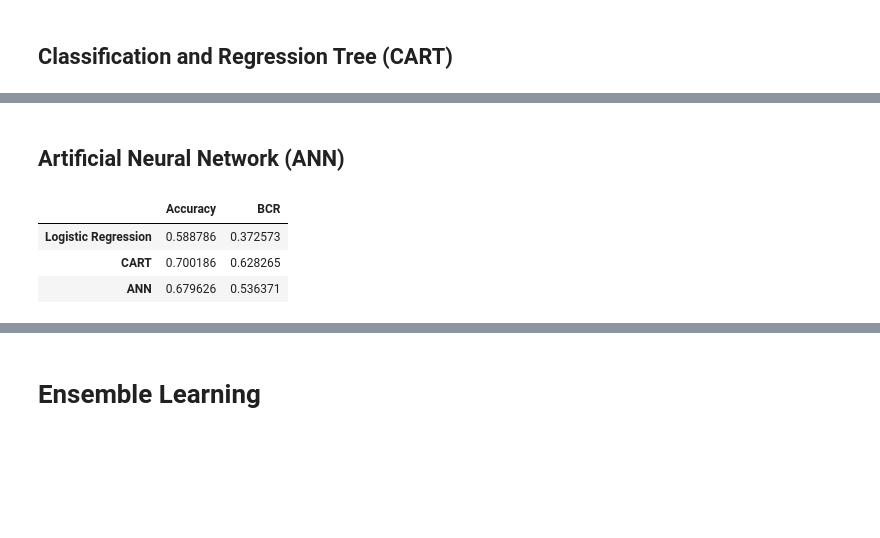
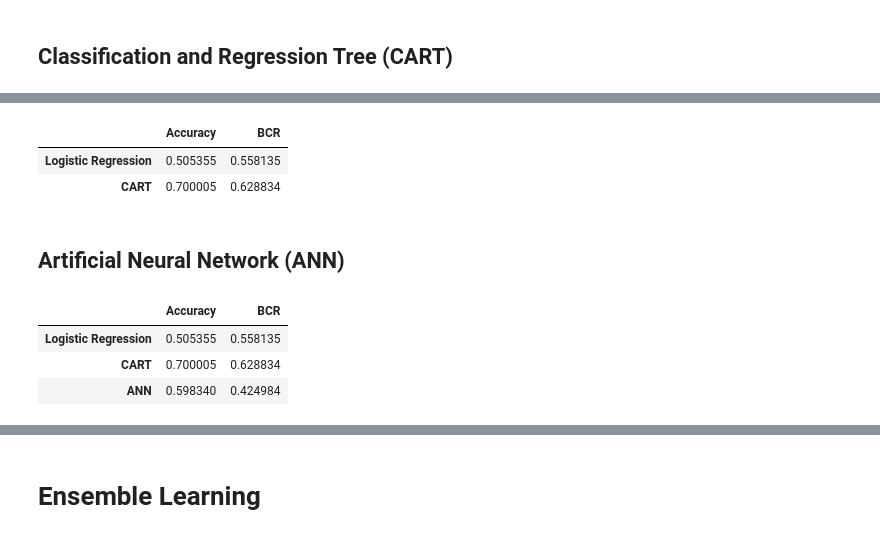
Before and after one commit to umkiyoung/MultivariateAnalysis, a Jupyter notebook: Assignments/Assignment_4/Ensemble.ipynb, the cells around one changed output, grey strips where cells are left out. Cells and saved outputs as stored; diff of their text form; code cells hidden in the pictures; blank space fills up the shorter version.

```diff
--- a/Assignments/Assignment_4/Ensemble.ipynb
+++ b/Assignments/Assignment_4/Ensemble.ipynb
@@ -275,12 +293,17 @@ best_pre_pruning.get_params()
  'min_weight_fraction_leaf': 0.0,
  'random_state': 42,
  'splitter': 'best'}
+# %%
+perf_table
+# %% [output]
+|  | Accuracy | BCR |
+| Logistic Regression | 0.505355 | 0.558135 |
+| CART | 0.700005 | 0.628834 |
 # %% [markdown]
 ## Artificial Neural Network (ANN)
 # %%
 neural_network_hyperparameters = {
-    'hidden_layer_sizes': [(100,), (100, 100), (100, 100, 100)],
-    'Batch_size': 256,
+    'hidden_layer_sizes': [(30,), (50,), (100,), (100, 100), (100, 100, 100)],
 }
 
 from sklearn.neural_network import MLPClassifier
@@ -290,43 +313,58 @@ try:
     best_nn = pickle.load(open('best_nn_model.sav', 'rb'))
 
 except:
-    nn1 = MLPClassifier(random_state=42, max_iter=1000, hidden_layer_sizes=(100,), batch_size=256)
+    nn1 = MLPClassifier(random_state=42, max_iter=1000, hidden_layer_sizes=(30,), solver='lbfgs', tol=1e-2, early_stopping=True)
     nn1.fit(X_train, y_train)
 
-    nn2 = MLPClassifier(random_state=42, max_iter=1000, hidden_layer_sizes=(100, 100), batch_size=256)
+    nn2 = MLPClassifier(random_state=42, max_iter=1000, hidden_layer_sizes=(50,), solver='lbfgs', tol=1e-2, early_stopping=True)
     nn2.fit(X_train, y_train)
 
-    nn3 = MLPClassifier(random_state=42, max_iter=1000, hidden_layer_sizes=(100, 100, 100), batch_size=256)
+    nn3 = MLPClassifier(random_state=42, max_iter=1000, hidden_layer_sizes=(100,), solver='lbfgs', tol=1e-2, early_stopping=True)
     nn3.fit(X_train, y_train)
+
+    nn4 = MLPClassifier(random_state=42, max_iter=1000, hidden_layer_sizes=(100, 100), solver='lbfgs', tol=1e-2, early_stopping=True)
+    nn4.fit(X_train, y_train)
+
+    nn5 = MLPClassifier(random_state=42, max_iter=1000, hidden_layer_sizes=(100, 100, 100), solver='lbfgs', tol=1e-2, early_stopping=True)
+    nn5.fit(X_train, y_train)
 
     _, nn1_BCR = perf_eval_fc(nn1.predict(X_valid), y_valid)
     best_nn = nn1
     best_BCR = nn1_BCR
     _, nn2_BCR = perf_eval_fc(nn2.predict(X_valid), y_valid)
     if nn2_BCR > nn1_BCR:
         best_nn = nn2
         best_BCR = nn2_BCR
     _, nn3_BCR = perf_eval_fc(nn3.predict(X_valid), y_valid)
     if nn3_BCR > best_BCR:
         best_nn = nn3
         best_BCR = nn3_BCR
+    _, nn4_BCR = perf_eval_fc(nn4.predict(X_valid), y_valid)
+    if nn4_BCR > best_BCR:
+        best_nn = nn4
+        best_BCR = nn4_BCR
+    _, nn5_BCR = perf_eval_fc(nn5.predict(X_valid), y_valid)
+    if nn5_BCR > best_BCR:
+        best_nn = nn5
+        best_BCR = nn5_BCR
+
     best_hidden_layer_sizes = best_nn.get_params()['hidden_layer_sizes']
     print('Best hidden layer sizes:', best_hidden_layer_sizes)
 
-    best_nn = MLPClassifier(random_state=42, max_iter=1000, hidden_layer_sizes=best_hidden_layer_sizes, batch_size=256)
+    best_nn = MLPClassifier(random_state=42, max_iter=1000, hidden_layer_sizes=best_hidden_layer_sizes, solver='lbfgs', tol=1e-2, early_stopping=True)
     best_nn.fit(X_train_L, y_train_L)
     #save model
     pickle.dump(best_nn, open('best_nn_model.sav', 'wb'))
 
 
 perf_table.loc['ANN'] = perf_eval_fc(best_nn.predict(X_test), y_test)
 
 perf_table
 # %% [output]
 |  | Accuracy | BCR |
-| Logistic Regression | 0.588786 | 0.372573 |
-| CART | 0.700186 | 0.628265 |
-| ANN | 0.679626 | 0.536371 |
+| Logistic Regression | 0.505355 | 0.558135 |
+| CART | 0.700005 | 0.628834 |
+| ANN | 0.598340 | 0.424984 |
 # %%
 #best parameters
 best_depth = best_pre_pruning.get_params()['max_depth']
```
Also changed, not shown: parts of 58 cells of this notebook, 6 other files.
